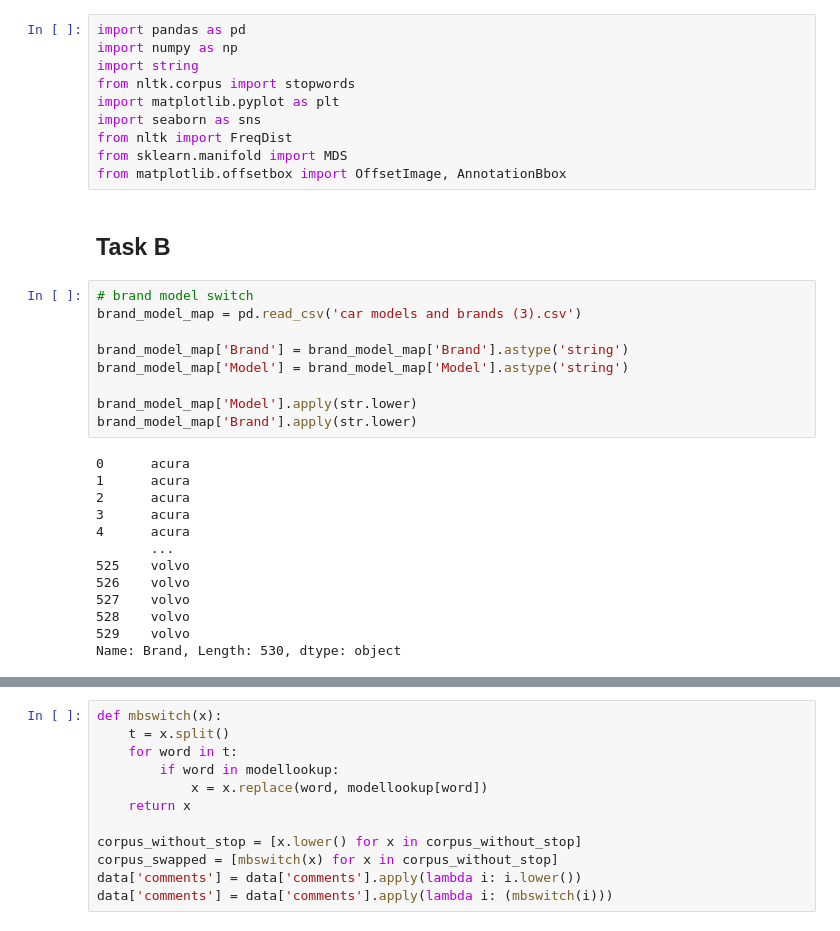
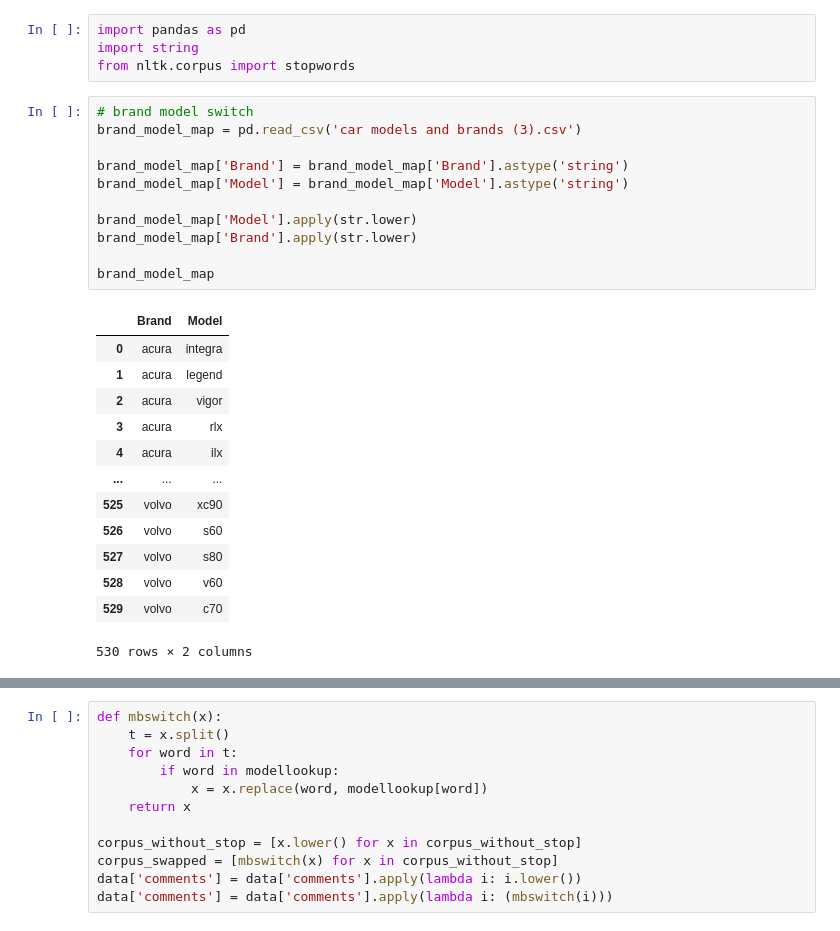
Before and after one commit to SaianshR/edmunds-analysis, a Jupyter notebook: hailmary.ipynb, the cells around one changed output, grey strips where cells are left out. Cells and saved outputs as stored; diff of their text form.

```diff
--- a/hailmary.ipynb
+++ b/hailmary.ipynb
@@ -1,37 +1,32 @@
-# %%
-import pandas as pd
-import numpy as np
-import string
-from nltk.corpus import stopwords
-import matplotlib.pyplot as plt
-import seaborn as sns
-from nltk import FreqDist
-from sklearn.manifold import MDS
-from matplotlib.offsetbox import OffsetImage, AnnotationBbox
-# %% [markdown]
-## Task B
+# %%
+import pandas as pd
+import string
+from nltk.corpus import stopwords
 # %%
 # brand model switch
 brand_model_map = pd.read_csv('car models and brands (3).csv')
 
 brand_model_map['Brand'] = brand_model_map['Brand'].astype('string')
 brand_model_map['Model'] = brand_model_map['Model'].astype('string')
 
 brand_model_map['Model'].apply(str.lower)
 brand_model_map['Brand'].apply(str.lower)
+
+brand_model_map
 # %% [output]
+|  | Brand | Model |
+| 0 | acura | integra |
+| 1 | acura | legend |
+| 2 | acura | vigor |
+| 3 | acura | rlx |
+| 4 | acura | ilx |
+| ... | ... | ... |
+| 525 | volvo | xc90 |
+| 526 | volvo | s60 |
+| 527 | volvo | s80 |
+| 528 | volvo | v60 |
+| 529 | volvo | c70 |
-0      acura
-1      acura
-2      acura
-3      acura
-4      acura
-       ...
-525    volvo
-526    volvo
-527    volvo
-528    volvo
-529    volvo
-Name: Brand, Length: 530, dtype: object
+530 rows × 2 columns
 # %%
 data = pd.read_csv('edmunds_forum.csv')
 data['comments'] = data['comments'].str[1:]
```
Also changed, not shown: parts of 14 cells of this notebook, 1 other file.
